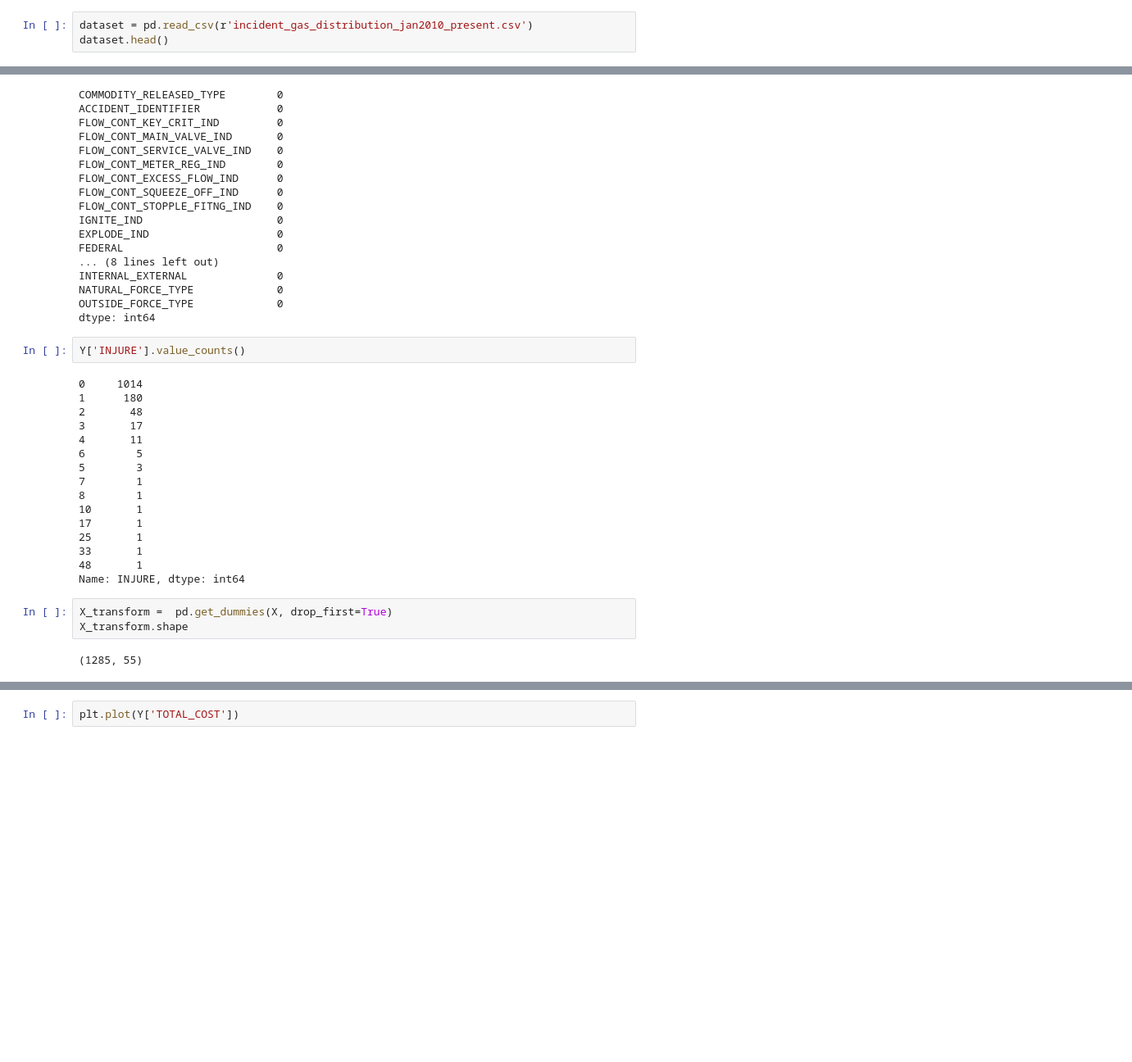
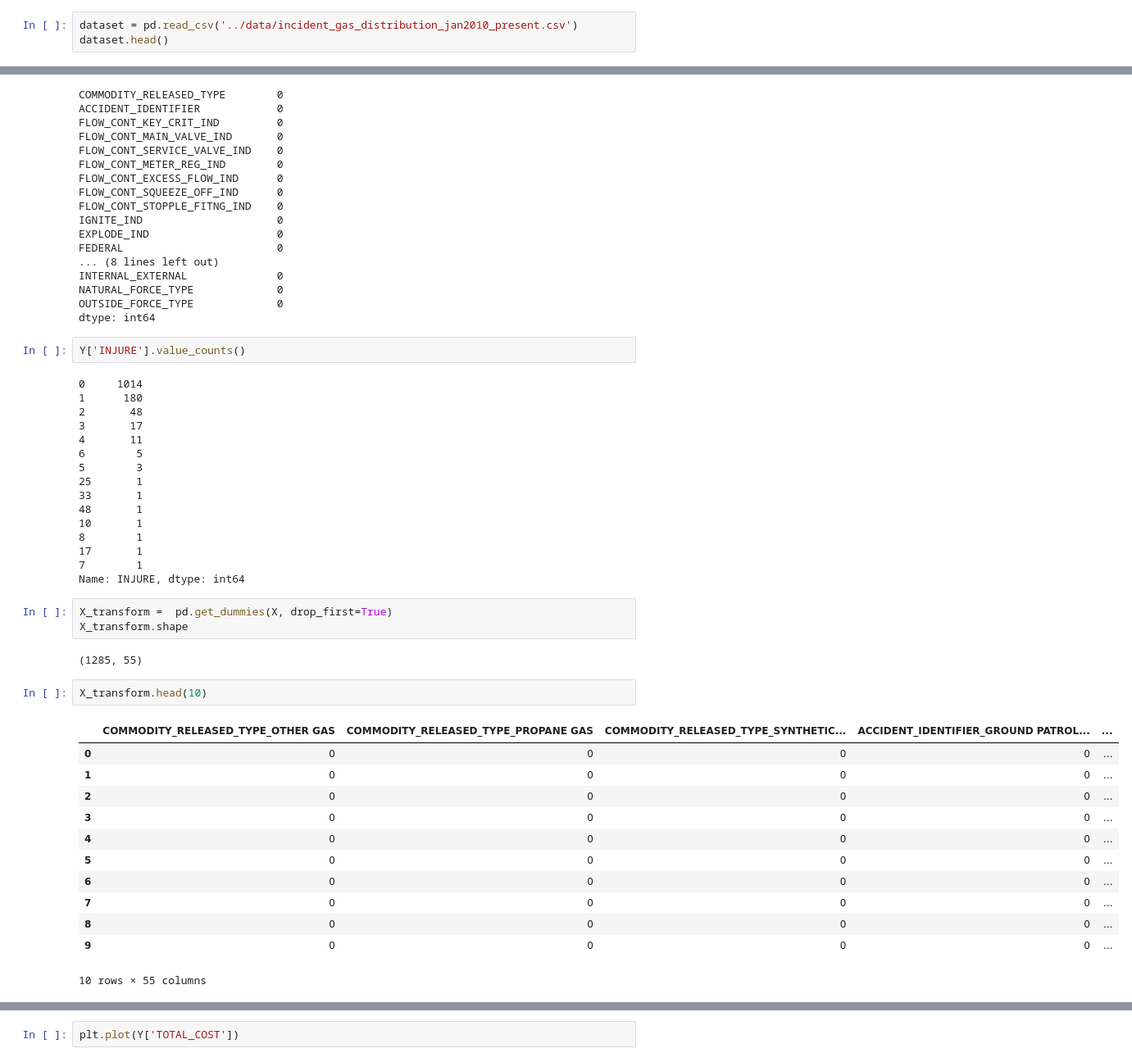
Before and after one commit to hyan46/pipeline_analysis, a Jupyter notebook: PHMSA/risk_analysis/ML_Final_Portfolio.ipynb, the cells around one changed output, grey strips where cells are left out. Shown: that part at 82% size. Saved outputs shown, nothing was run; the diff lists cells and outputs as text; blank space fills up the shorter version.

```diff
--- a/PHMSA/risk_analysis/ML_Final_Portfolio.ipynb
+++ b/PHMSA/risk_analysis/ML_Final_Portfolio.ipynb
@@ -7,7 +7,7 @@ import seaborn as sns
 from sklearn.preprocessing import OneHotEncoder, StandardScaler, Normalizer
 from sklearn.model_selection import GridSearchCV
 # %%
-dataset = pd.read_csv(r'incident_gas_distribution_jan2010_present.csv')
+dataset = pd.read_csv('../data/incident_gas_distribution_jan2010_present.csv')
 dataset.head()
 # %% [output]
 |  | REPORT_RECEIVED_DATE | IYEAR | REPORT_NUMBER | SUPPLEMENTAL_NUMBER | REPORT_TYPE | OPERATOR_ID | NAME | ... |
@@ -176,19 +176,34 @@ Y['INJURE'].value_counts()
 4       11
 6        5
 5        3
-7        1
-8        1
-10       1
-17       1
 25       1
 33       1
 48       1
+10       1
+8        1
+17       1
+7        1
 Name: INJURE, dtype: int64
 # %%
 X_transform =  pd.get_dummies(X, drop_first=True)
 X_transform.shape
 # %% [output]
 (1285, 55)
+# %%
+X_transform.head(10)
+# %% [output]
+|  | COMMODITY_RELEASED_TYPE_OTHER GAS | COMMODITY_RELEASED_TYPE_PROPANE GAS | COMMODITY_RELEASED_TYPE_SYNTHETIC... | ACCIDENT_IDENTIFIER_GROUND PATROL... | ... |
+| 0 | 0 | 0 | 0 | 0 | ... |
+| 1 | 0 | 0 | 0 | 0 | ... |
+| 2 | 0 | 0 | 0 | 0 | ... |
+| 3 | 0 | 0 | 0 | 0 | ... |
+| 4 | 0 | 0 | 0 | 0 | ... |
+| 5 | 0 | 0 | 0 | 0 | ... |
+| 6 | 0 | 0 | 0 | 0 | ... |
+| 7 | 0 | 0 | 0 | 0 | ... |
+| 8 | 0 | 0 | 0 | 0 | ... |
+| 9 | 0 | 0 | 0 | 0 | ... |
+10 rows × 55 columns
 # %%
 scaler = StandardScaler()
 # scaler.fit(np.array(Y['TOTAL_COST']).reshape((-1,1)))
```
Also changed, not shown: parts of 3 cells of this notebook, 3 other files.
